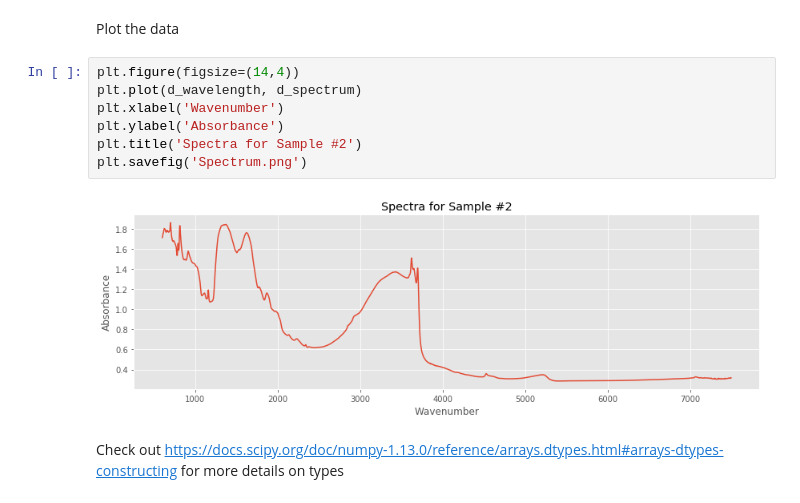
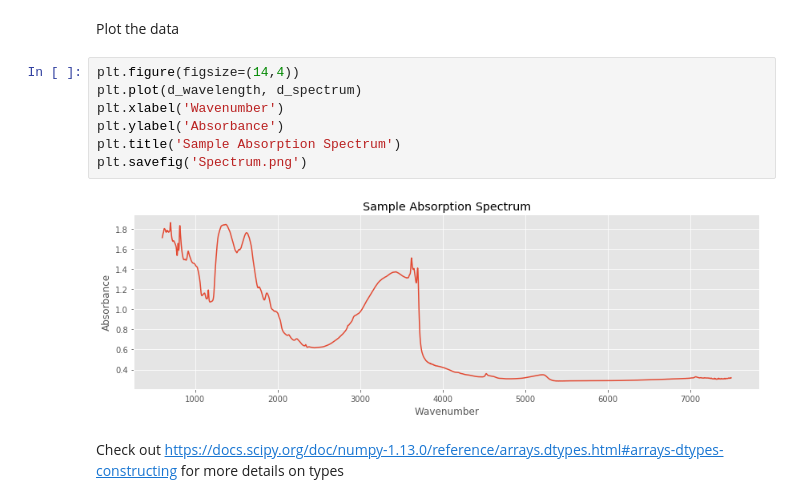
Before and after one commit to MoreCoffee12/SpectrumML, a Jupyter notebook: spectrum_africa.ipynb, the cells around one changed output. Drawn from its saved outputs; the diff is of its cells as text.

```diff
--- a/spectrum_africa.ipynb
+++ b/spectrum_africa.ipynb
@@ -76,12 +76,12 @@ Plot the data
 # %%
 plt.figure(figsize=(14,4))
 plt.plot(d_wavelength, d_spectrum)
 plt.xlabel('Wavenumber')
 plt.ylabel('Absorbance')
-plt.title('Spectra for Sample #2')
+plt.title('Sample Absorption Spectrum')
 plt.savefig('Spectrum.png')
 # %% [output]
-[figure, old version]
+[figure, new version]
 # %% [markdown]
 Check out https://docs.scipy.org/doc/numpy-1.13.0/reference/arrays.dtypes.html#arrays-dtypes-constructing for more details on types
 # %%
```
Also changed, not shown: parts of 1 cell of this notebook, 2 other files.
